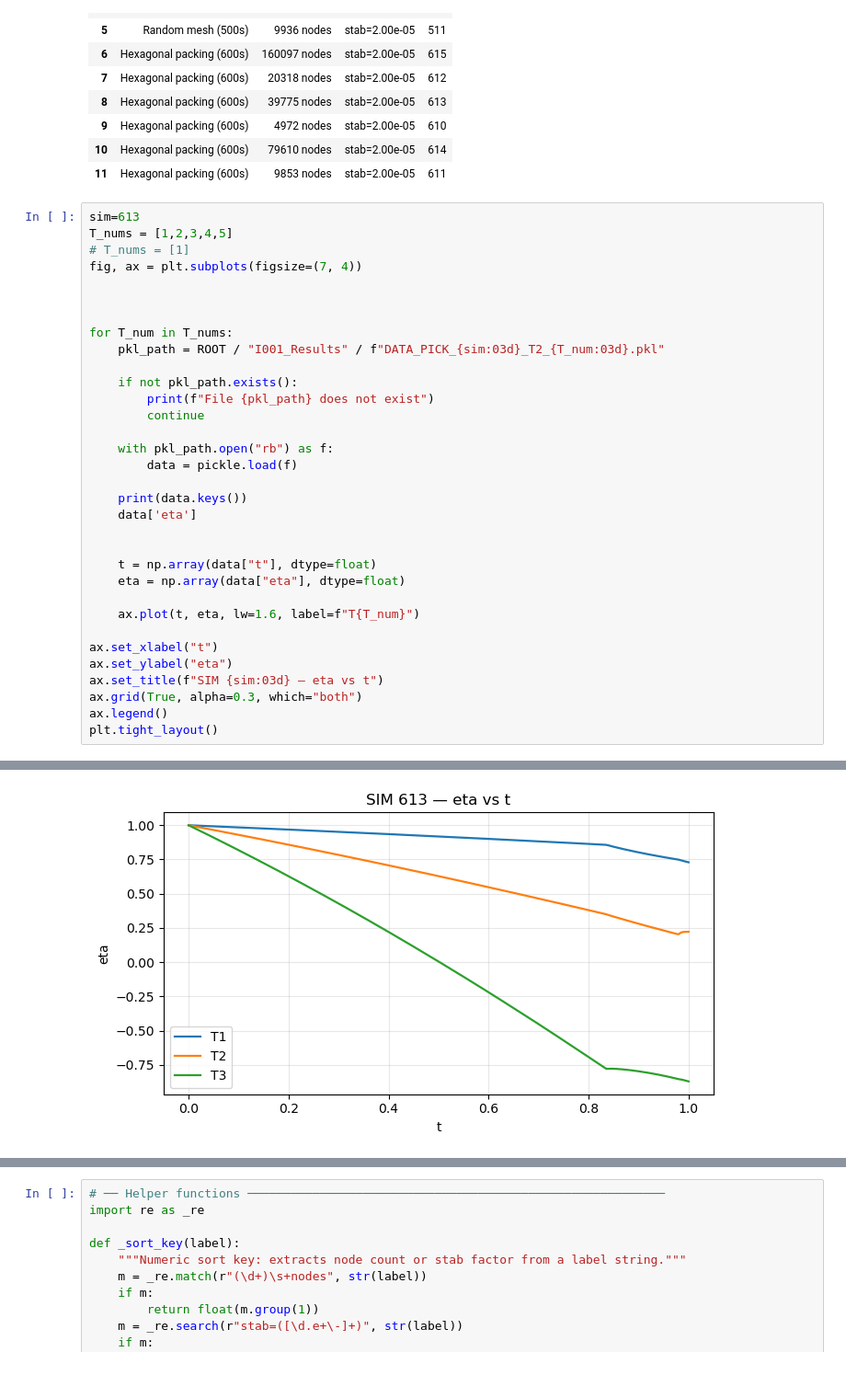
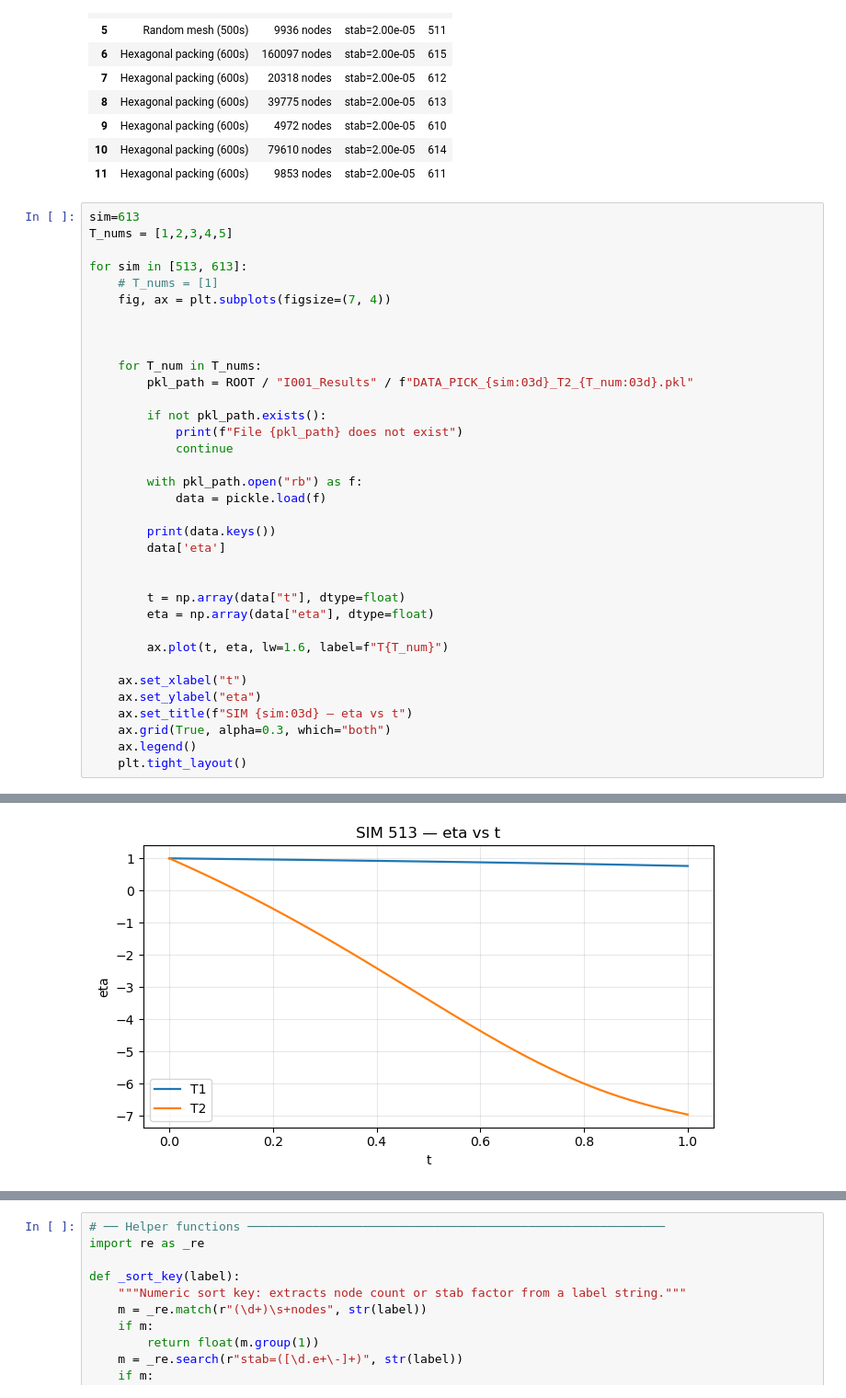
Before and after one commit to francoruffini17/FOAM_V03, a Jupyter notebook: Z001_Results_Analizer/Convergence_analysis_complete_500_600.ipynb, the cells around one changed output, grey strips where cells are left out. Shown at 92% size. Cells and saved outputs as stored; diff of their text form.

```diff
--- a/Z001_Results_Analizer/Convergence_analysis_complete_500_600.ipynb
+++ b/Z001_Results_Analizer/Convergence_analysis_complete_500_600.ipynb
@@ -92,34 +92,36 @@ display(pd.DataFrame(rows))
 # %%
 sim=613
 T_nums = [1,2,3,4,5]
-# T_nums = [1]
-fig, ax = plt.subplots(figsize=(7, 4))
+
+for sim in [513, 613]:
+    # T_nums = [1]
+    fig, ax = plt.subplots(figsize=(7, 4))
 
 
 
-for T_num in T_nums:
-    pkl_path = ROOT / "I001_Results" / f"DATA_PICK_{sim:03d}_T2_{T_num:03d}.pkl"
+    for T_num in T_nums:
+        pkl_path = ROOT / "I001_Results" / f"DATA_PICK_{sim:03d}_T2_{T_num:03d}.pkl"
 
-    if not pkl_path.exists():
-        print(f"File {pkl_path} does not exist")
-        continue
+        if not pkl_path.exists():
+            print(f"File {pkl_path} does not exist")
+            continue
 
-    with pkl_path.open("rb") as f:
-        data = pickle.load(f)
+        with pkl_path.open("rb") as f:
+            data = pickle.load(f)
 
-    print(data.keys())
-    data['eta']
+        print(data.keys())
+        data['eta']
 
 
-    t = np.array(data["t"], dtype=float)
-    eta = np.array(data["eta"], dtype=float)
+        t = np.array(data["t"], dtype=float)
+        eta = np.array(data["eta"], dtype=float)
 
-    ax.plot(t, eta, lw=1.6, label=f"T{T_num}")
+        ax.plot(t, eta, lw=1.6, label=f"T{T_num}")
 
-ax.set_xlabel("t")
-ax.set_ylabel("eta")
-ax.set_title(f"SIM {sim:03d} — eta vs t")
-ax.grid(True, alpha=0.3, which="both")
-ax.legend()
-plt.tight_layout()
+    ax.set_xlabel("t")
+    ax.set_ylabel("eta")
+    ax.set_title(f"SIM {sim:03d} — eta vs t")
+    ax.grid(True, alpha=0.3, which="both")
+    ax.legend()
+    plt.tight_layout()
 # %% [output]
@@ -126,6 +133,6 @@ plt.tight_layout()
 dict_keys(['source_file', 'source_files', 't', 'time_variant', 'time_invariant', 'general_information', 'eta', 'edge_sizes', 'q', 'epsilon', 'F', 'shear', 'gle', 'shear_mean', 'gle_mean', 'edi', 'edi_ ...
 dict_keys(['source_file', 'source_files', 't', 'time_variant', 'time_invariant', 'general_information', 'eta', 'edge_sizes', 'q', 'epsilon', 'F', 'shear', 'gle', 'shear_mean', 'gle_mean', 'edi', 'edi_ ...
 dict_keys(['source_file', 'source_files', 't', 'time_variant', 'time_invariant', 'general_information', 'eta', 'edge_sizes', 'q', 'epsilon', 'F', 'shear', 'gle', 'shear_mean', 'gle_mean', 'edi', 'edi_ ...
 File /Disk_F/FOAM_V03/I001_Results/DATA_PICK_613_T2_004.pkl does not exist
 File /Disk_F/FOAM_V03/I001_Results/DATA_PICK_613_T2_005.pkl does not exist
-[figure, old version]
+[figure, new version]
```
Also changed, not shown: parts of 4 cells of this notebook, 2 other files.
